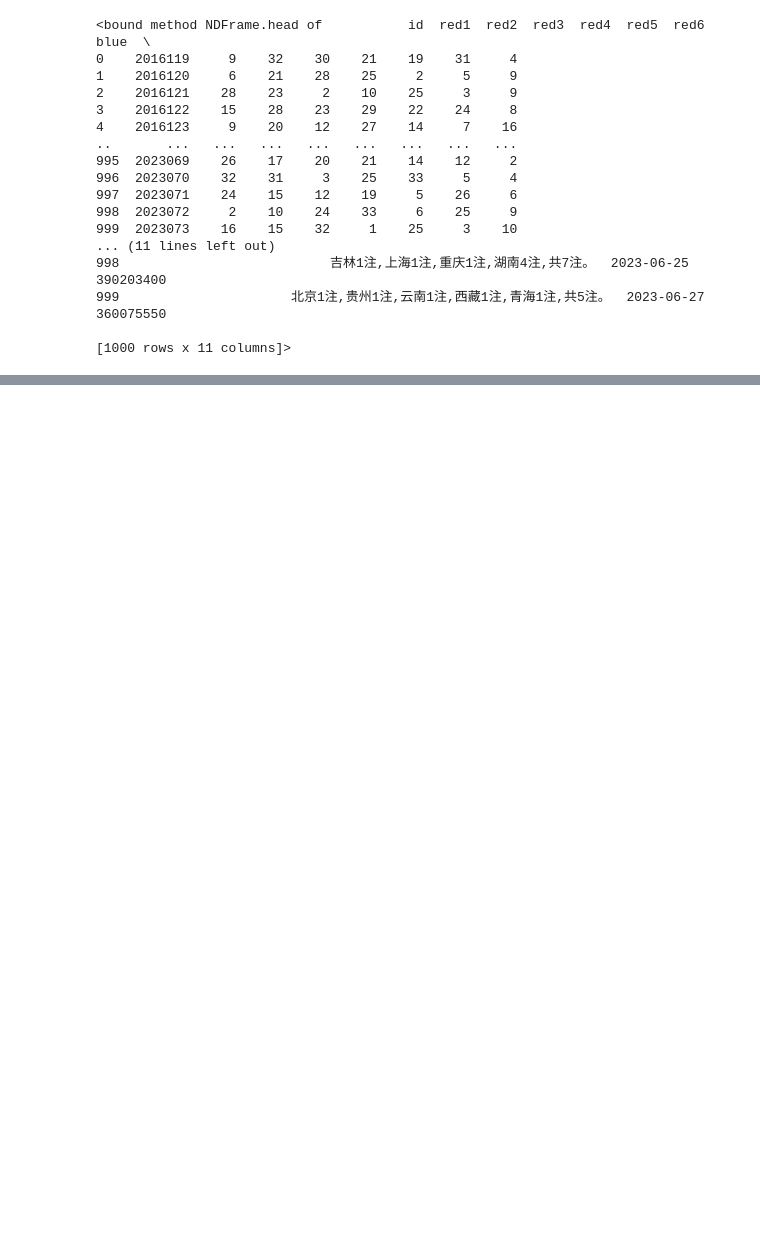
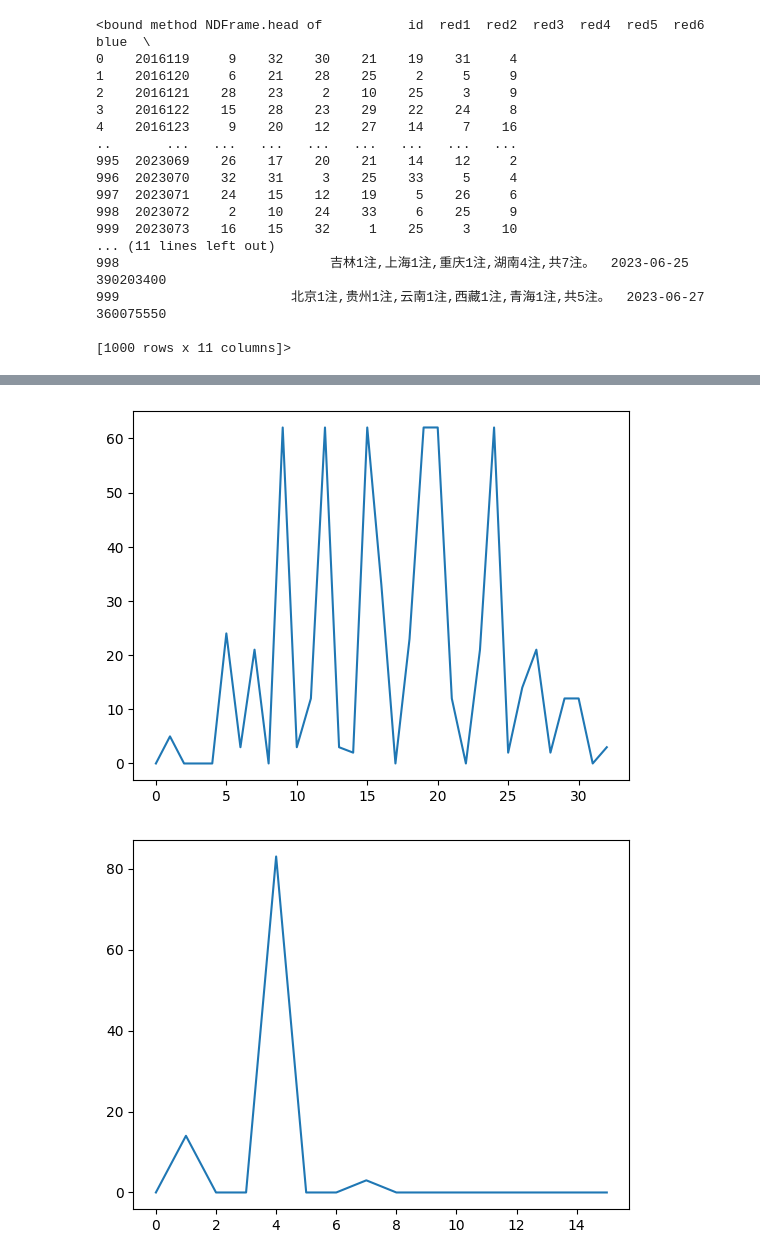
Before and after one commit to 911Boom/py_hw, a Jupyter notebook: Hw3/predict.ipynb, the cells around one changed output, grey strips where cells are left out. Saved outputs shown, nothing was run; the diff lists cells and outputs as text; code cells hidden in the pictures; blank space fills up the shorter version.

```diff
--- a/Hw3/predict.ipynb
+++ b/Hw3/predict.ipynb
@@ -80,0 +227,5 @@ for i in range(100):
+# %%
+model2 = RandomForestRegressor()
+model2.fit(X_train, y_train1)
+y_pred2 = model2.predict(X_test)
+y_pred2
@@ -80,0 +240,9 @@ for i in range(100):
+# %%
+import matplotlib.pyplot as plt
+plt.plot(y_pred2[0][:33]*100)
+plt.show()
+plt.plot(y_pred2[0][33:]*100)
+plt.show()
+# %% [output]
+[figure, added]
+[figure, added]
```
Also changed, not shown: parts of 15 cells of this notebook, 13 other files.
